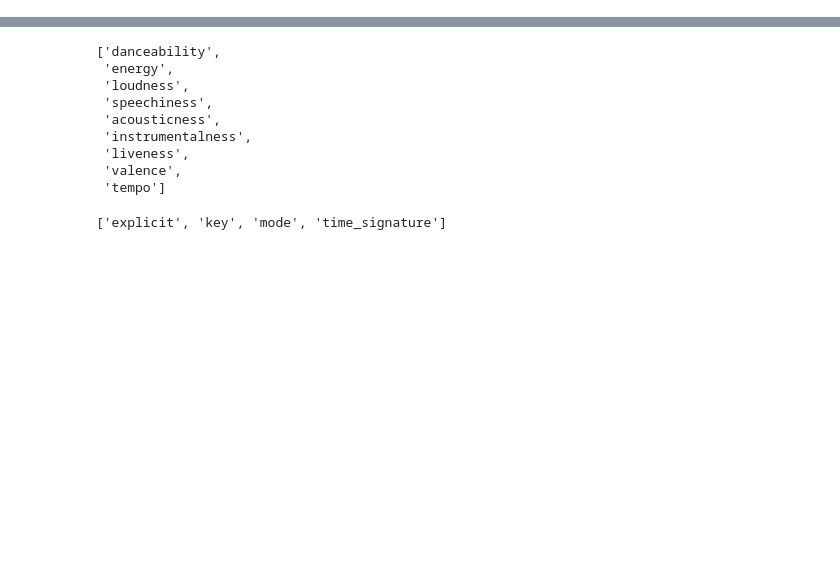
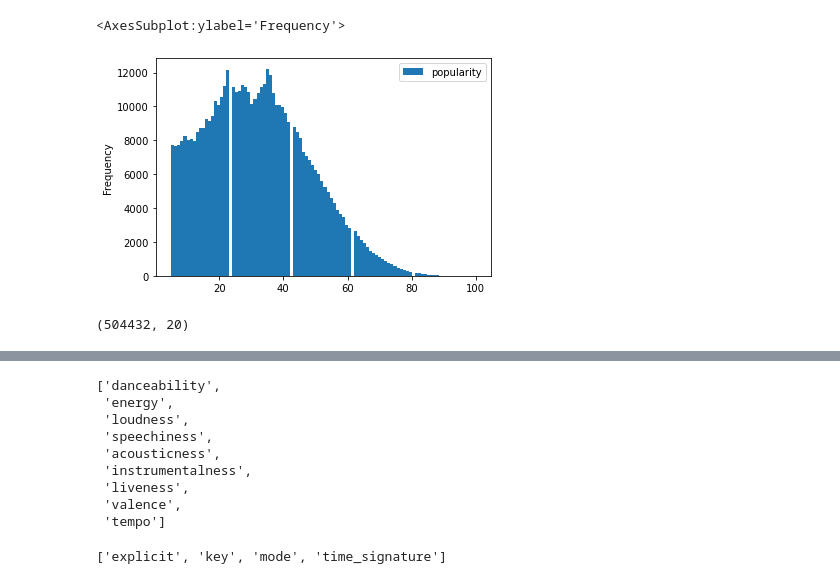
Before and after one commit to msaintfelix/Spotify_Data_Analysis, a Jupyter notebook: Spotify_Data_Analysis.ipynb, the cells around one changed output, grey strips where cells are left out. Drawn from its saved outputs; the diff is of its cells as text; code cells hidden in the pictures; blank space fills up the shorter version.

```diff
--- a/Spotify_Data_Analysis.ipynb
+++ b/Spotify_Data_Analysis.ipynb
@@ -58,2 +97,11 @@ dtype: int64
 # %%
-df.drop(df[df['popularity']==0].index, inplace=True)
+df.drop(df[df['popularity']<5].index, inplace=True)
+# %%
+df[['popularity']].plot.hist(bins=100)
+# %% [output]
+<AxesSubplot:ylabel='Frequency'>
+[figure, added]
+# %%
+df.shape
+# %% [output]
+(504432, 20)
```
Also changed, not shown: parts of 33 cells of this notebook.
